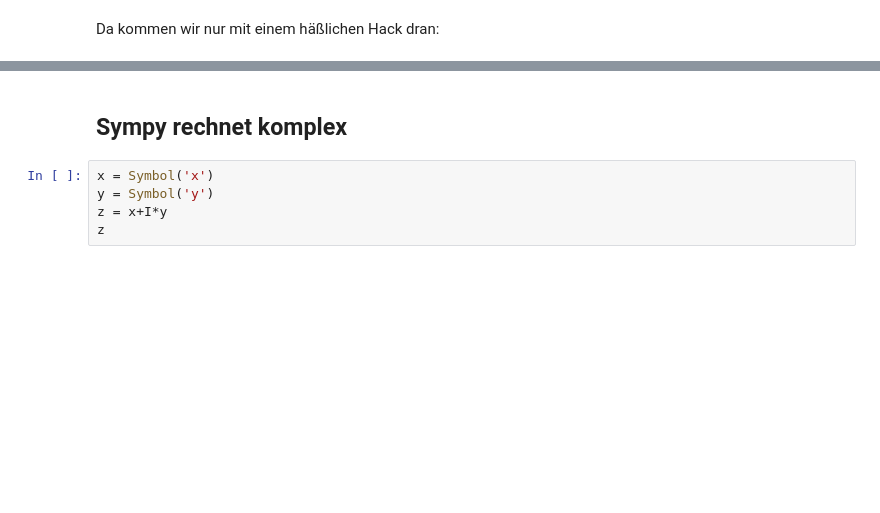
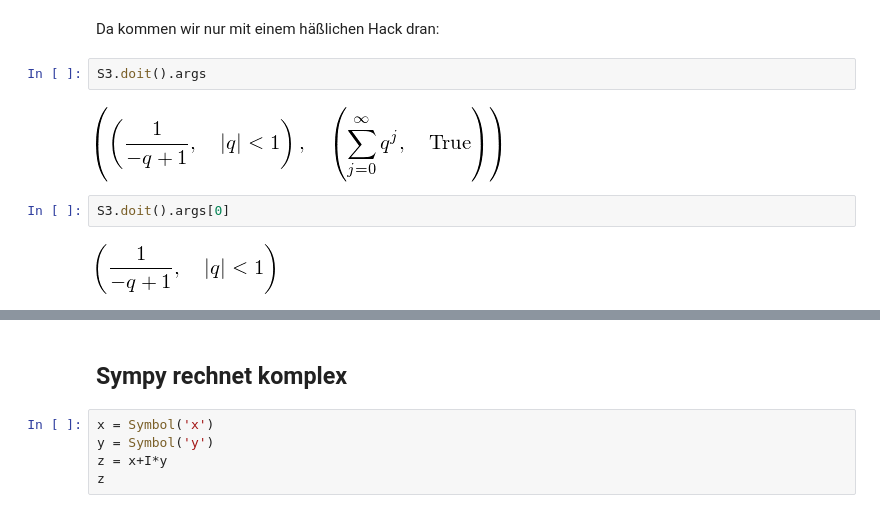
Before and after one commit to Ruediger-Braun/compana16, a Jupyter notebook: Lektion03.ipynb, the cells around one changed output, grey strips where cells are left out. Cells and saved outputs as stored; diff of their text form; blank space fills up the shorter version.

```diff
--- a/Lektion03.ipynb
+++ b/Lektion03.ipynb
@@ -55,4 +98,12 @@ S3.doit()
 # %% [markdown]
 Da kommen wir nur mit einem häßlichen Hack dran:
+# %%
+S3.doit().args
+# %% [output]
+[figure, added]
+# %%
+S3.doit().args[0]
+# %% [output]
+[figure, added]
 # %%
 S3.doit().args[0][0]
```
Also changed, not shown: parts of 39 cells of this notebook.
